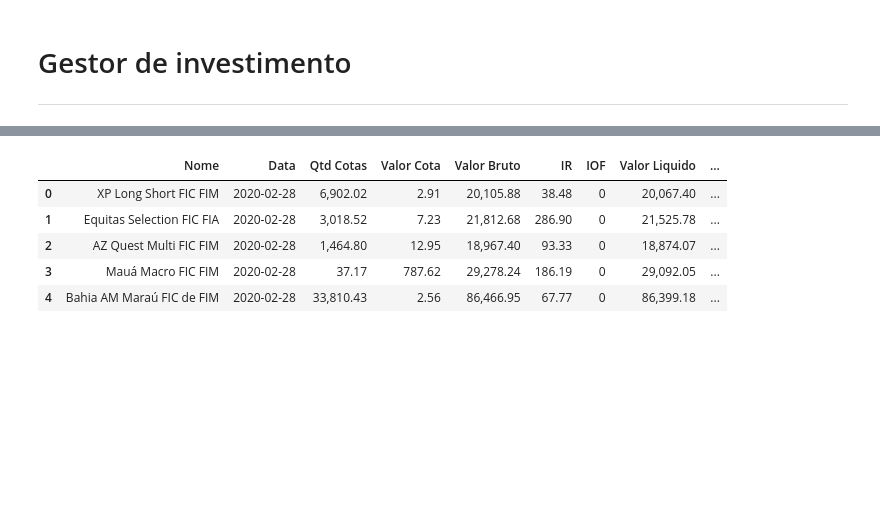
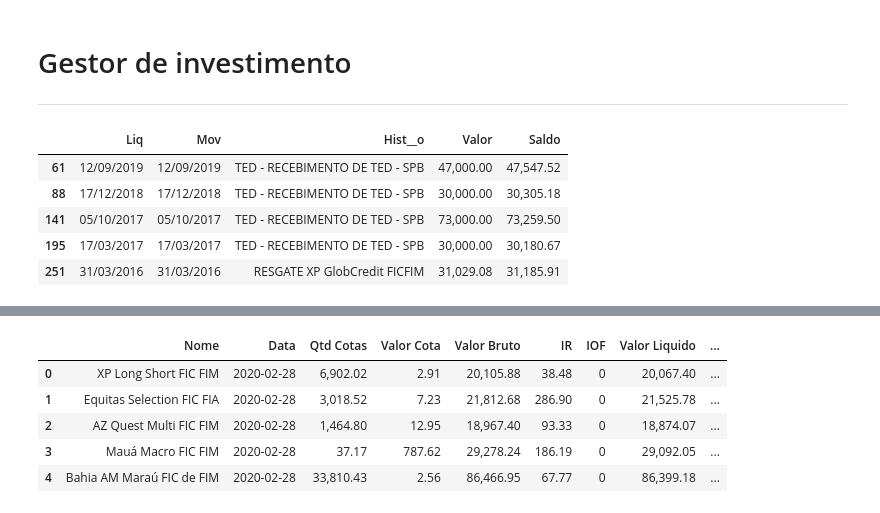
Before and after one commit to gabrielmlg/finance-app, a Jupyter notebook: notebooks/sandbox.ipynb, the cells around one changed output, grey strips where cells are left out. Drawn from its saved outputs; the diff is of its cells as text; code cells hidden in the pictures; blank space fills up the shorter version.

Commit message:
add extract

```diff
--- a/notebooks/sandbox.ipynb
+++ b/notebooks/sandbox.ipynb
@@ -113,31 +113,48 @@ def get_fii(df):
 
     df_result = pd.DataFrame(columns=['Papel', 'Qtd Disponivel',
                                     'Qtd Projetada', 'Qtd Dia', 'Qtde Total',
                                     'Ult Cotacao', 'Financeiro'], data=fii)
 
     return df_result
 
 
 def get_picking_fii(df):
     p_fii = []
     start = False
 
     for index, row in df[~df['Unnamed: 2'].isnull()].iterrows():
         if row['Unnamed: 2'] == 'Proventos de Fundo Imobiliário':
                 start = True
                 continue
         elif row['Unnamed: 2'] == 'Papel':
             continue
         elif row['Unnamed: 2'] == 'Clubes de Investimentos':
             break
         elif start == True:
             p_fii.append(row[['Unnamed: 2', 'Unnamed: 11',
                             'Unnamed: 22', 'Unnamed: 60',
                             'Unnamed: 77']].values)
 
     df_result = pd.DataFrame(columns=['Papel', 'Tipo',
                                     'Qtd Provisionada', 'Dt Pagamento',
                                     'Valor Provisionado'], data=p_fii)
 
     return df_result
+
+
+def get_extract():
+    df = pd.read_csv('../datasets/extrato/Extrato2.csv', sep=';', encoding='iso-8859-1', decimal=',')
+
+
+    return df
+
+extract = get_extract()
+extract[extract['Valor'] > 22840]
+# %% [output]
+|  | Liq | Mov | Hist__o | Valor | Saldo |
+| 61 | 12/09/2019 | 12/09/2019 | TED - RECEBIMENTO DE TED - SPB | 47,000.00 | 47,547.52 |
+| 88 | 17/12/2018 | 17/12/2018 | TED - RECEBIMENTO DE TED - SPB | 30,000.00 | 30,305.18 |
+| 141 | 05/10/2017 | 05/10/2017 | TED - RECEBIMENTO DE TED - SPB | 73,000.00 | 73,259.50 |
+| 195 | 17/03/2017 | 17/03/2017 | TED - RECEBIMENTO DE TED - SPB | 30,000.00 | 30,180.67 |
+| 251 | 31/03/2016 | 31/03/2016 | RESGATE XP GlobCredit FICFIM | 31,029.08 | 31,185.91 |
 # %%
```
Also changed, not shown: parts of 13 cells of this notebook.
